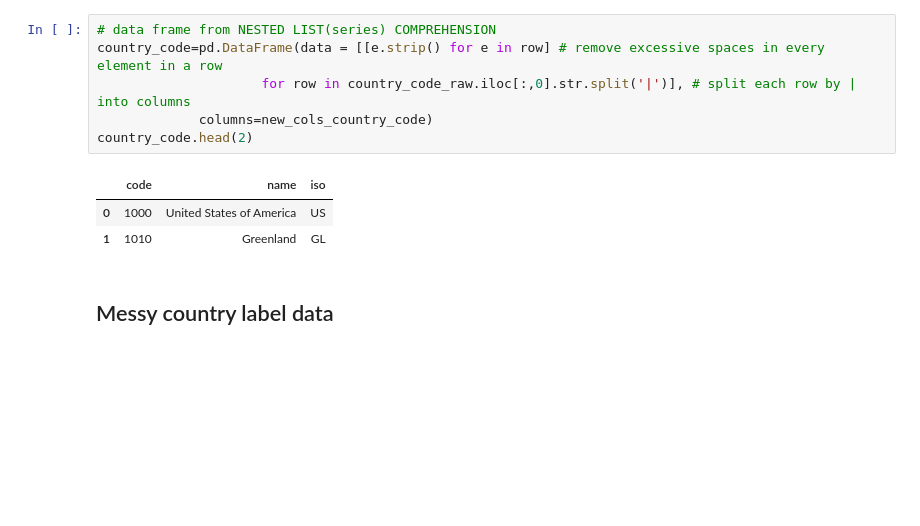
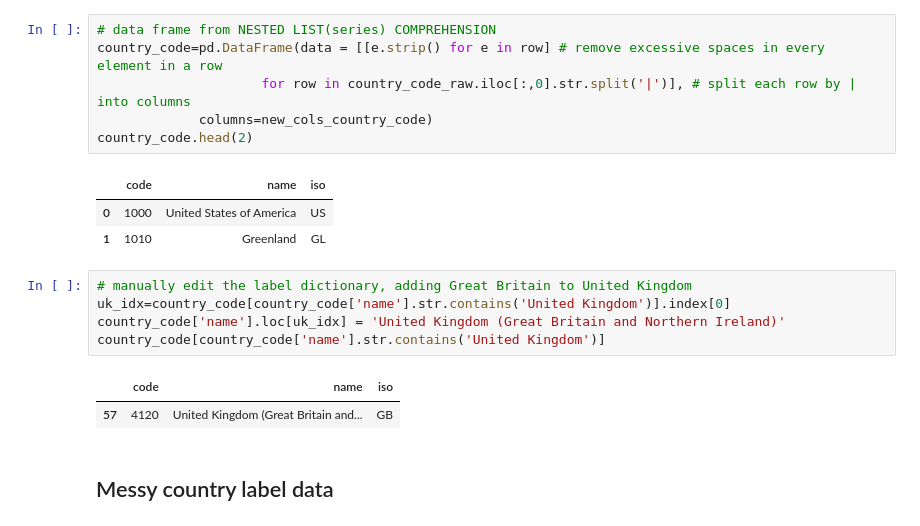
Before and after one commit to tiangenglu/automation, a Jupyter notebook: 2025-04-17_fuzzy_matching.ipynb, the cells around one changed output. Drawn from its saved outputs; the diff is of its cells as text; blank space fills up the shorter version.

```diff
--- a/2025-04-17_fuzzy_matching.ipynb
+++ b/2025-04-17_fuzzy_matching.ipynb
@@ -60,6 +60,14 @@ country_code.head(2)
 |  | code | name | iso |
 | 0 | 1000 | United States of America | US |
 | 1 | 1010 | Greenland | GL |
+# %%
+# manually edit the label dictionary, adding Great Britain to United Kingdom
+uk_idx=country_code[country_code['name'].str.contains('United Kingdom')].index[0]
+country_code['name'].loc[uk_idx] = 'United Kingdom (Great Britain and Northern Ireland)'
+country_code[country_code['name'].str.contains('United Kingdom')]
+# %% [output]
+|  | code | name | iso |
+| 57 | 4120 | United Kingdom (Great Britain and... | GB |
 # %% [markdown]
 ## Messy country label data
 # %%
```
Also changed, not shown: parts of 6 cells of this notebook.
